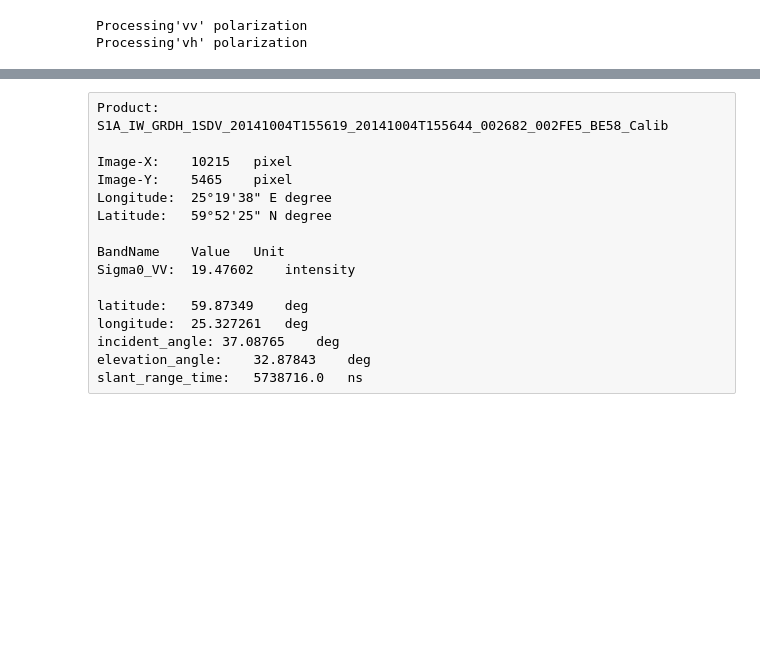
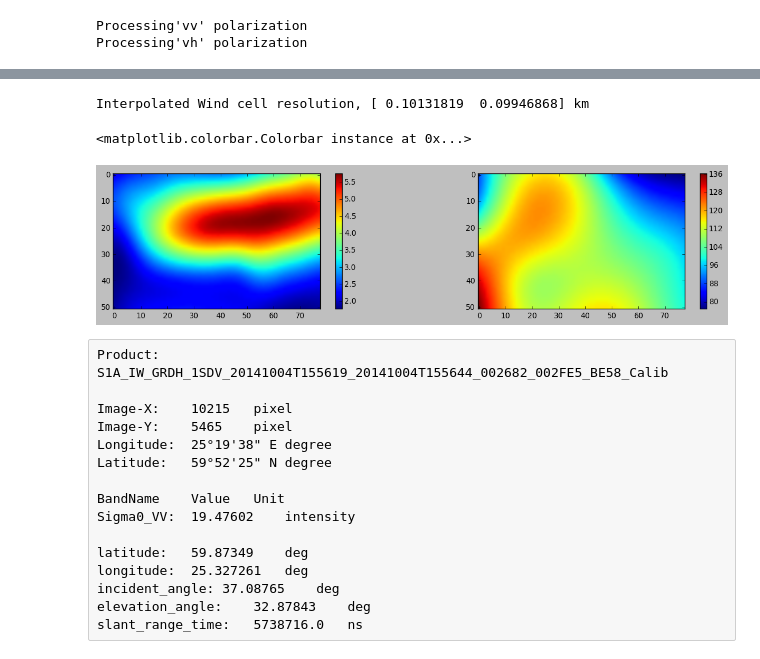
Before and after one commit to magican/PySOL, a Jupyter notebook: notebooks/Sentinel-1/0.0.0.Sentinel-1_sar_test.ipynb, the cells around one changed output, grey strips where cells are left out. Saved outputs shown, nothing was run; the diff lists cells and outputs as text; code cells hidden in the pictures; blank space fills up the shorter version.

```diff
--- a/notebooks/Sentinel-1/0.0.0.Sentinel-1_sar_test.ipynb
+++ b/notebooks/Sentinel-1/0.0.0.Sentinel-1_sar_test.ipynb
@@ -293,0 +490,43 @@ plt.title(polarization[1])
+# %%
+# reproject NCEP onto S1 grid before calculations
+# Using RectSphereBivariateSpline - Bivariate spline approximation over a rectangular mesh on a sphere
+# as it is much more efficiant for full resolution
+# as well as smoothes nicely the image
+
+# We don't want to work with full res wind so scaling the image for about 100m resolution
+# Adjust scale to get appropriate value
+scale = 10
+
+lts = flipud(ncepGFSmodelWind['lats_wind'])[:,0]*pi/180
+lns = ncepGFSmodelWind['lons_wind'][0,:]*pi/180
+data = flipud(ncepGFSmodelWind['wind_speed'])
+data2 = flipud(ncepGFSmodelWind['wind_dir'])
+
+lts_2 = lats_2[p][::scale,::scale]
+lns_2 = lons_2[p][::scale,::scale]
+
+wind_speed_model_swath = ncepGFSmodel2swath(lts, lns, data, lts_2, lns_2)
+wind_dir_model_swath   = ncepGFSmodel2swath(lts, lns, data2, lts_2, lns_2)
+
+del data, data2
+
+pxlResWindSwath = asarray(distancelib.getPixelResolution(lts_2, \
+                                                    lns_2, \
+                                                    lns_2.shape, 'km'))
+print "Interpolated Wind cell resolution, %s km" % pxlResWind
+# %% [output]
+Interpolated Wind cell resolution, [ 0.10131819  0.09946868] km
+# %%
+plt.close('all')
+plt.figure(figsize=(16,16/3*double(sigma0w[polarization[0]].shape[0])/double(sigma0w[polarization[0]].shape[1])))
+plt.subplot(121)
+plt.imshow(wind_speed_model_swath[::33,::33])
+plt.jet()
+plt.colorbar()
+plt.subplot(122)
+plt.imshow(wind_dir_model_swath[::33,::33])
+plt.jet()
+plt.colorbar()
+# %% [output]
+<matplotlib.colorbar.Colorbar instance at 0x...>
+[figure, added]
```
Also changed, not shown: parts of 17 cells of this notebook, 1 other file.
